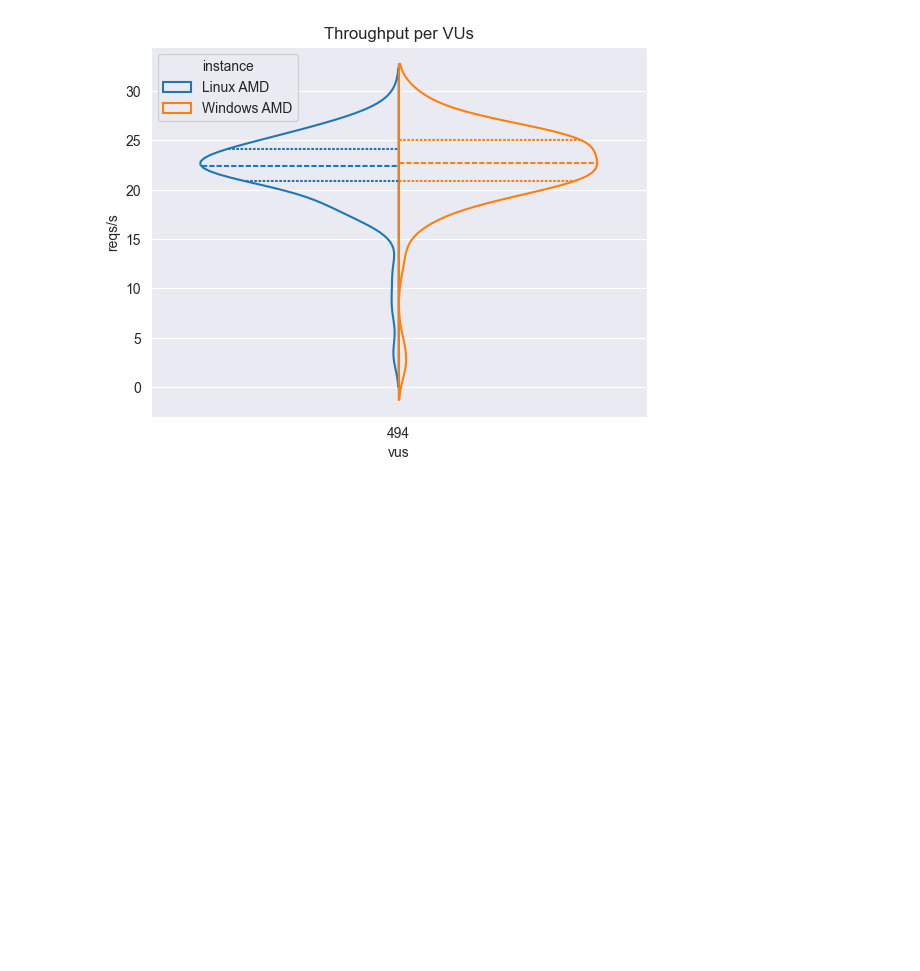
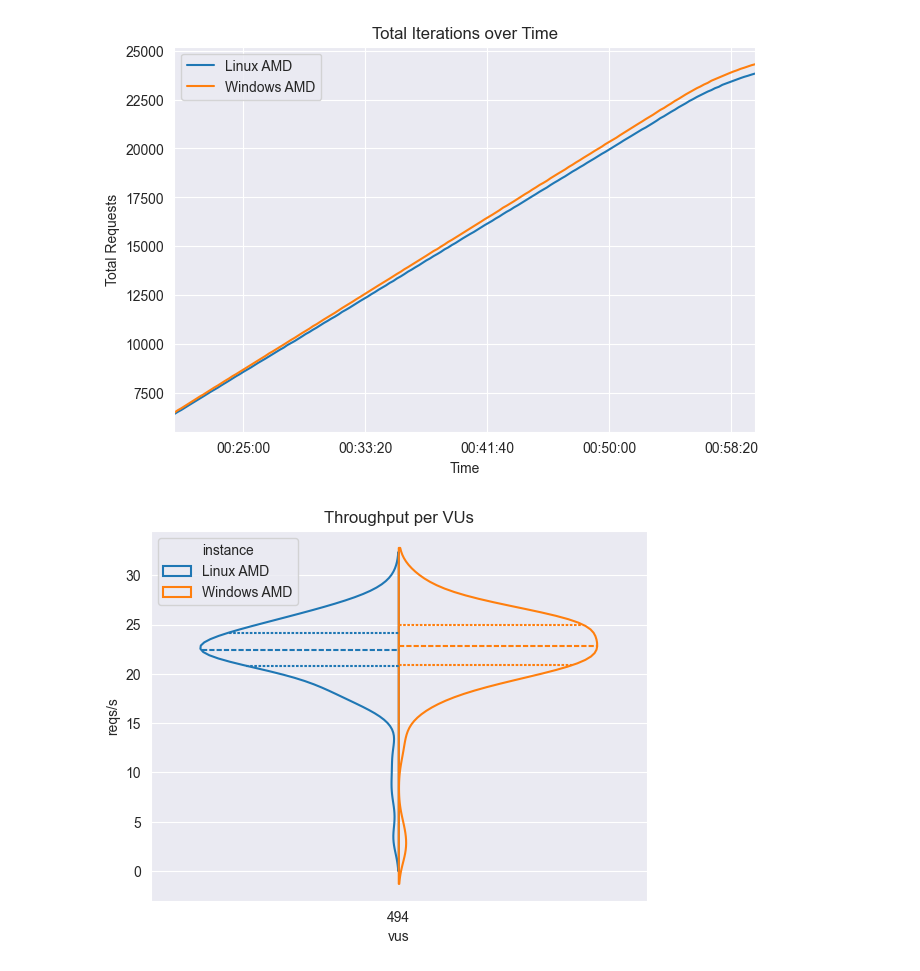
Before and after one commit to epicor-yasuomaidana/metrics-analysis, a Jupyter notebook: Quick Comparison.ipynb, the cells around one changed output. Saved outputs shown, nothing was run; the diff lists cells and outputs as text; code cells hidden in the pictures; blank space fills up the shorter version.

```diff
--- a/Quick Comparison.ipynb
+++ b/Quick Comparison.ipynb
@@ -71,0 +135,3 @@ total_requests = merge_dashboards(data_, "Total Requests per Scenario", load_req
+# %%
+total_requests = merge_dashboards(data_, "Total Requests per Scenario", load_request_per_scenario)
+total_iterations = merge_dashboards(data_, "Iterations per Scenario", load_request_per_scenario)
@@ -126,3 +154,7 @@ plt.show()
+# %%
+plot_over_time(total_iterations, "total", 'Total Iterations over Time', 'Total Requests')
+# %% [output]
+[figure, added]
 # %%
 sns.violinplot(framed.reset_index(), x="vus", y="total_rate", hue="instance", split=True, inner='quartile', fill=False)
 plt.title("Throughput per VUs")
```
Also changed, not shown: parts of 27 cells of this notebook.
